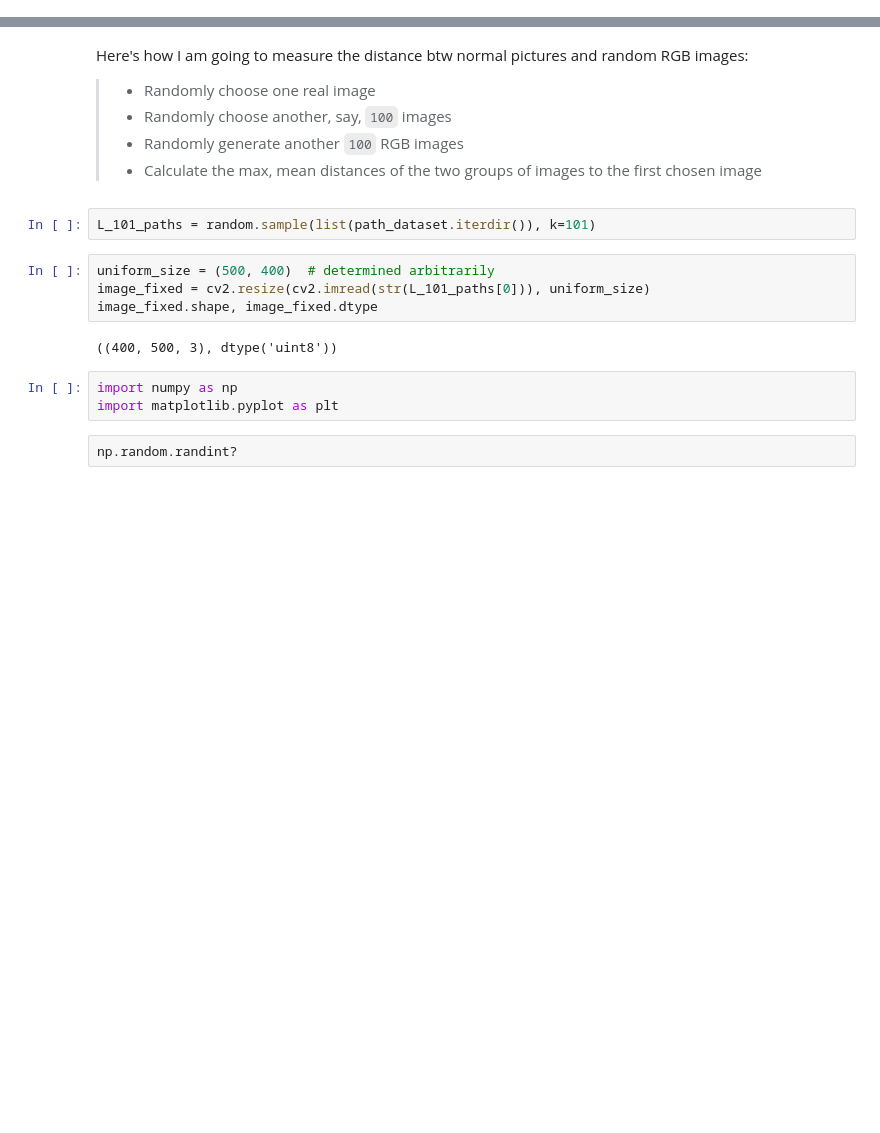
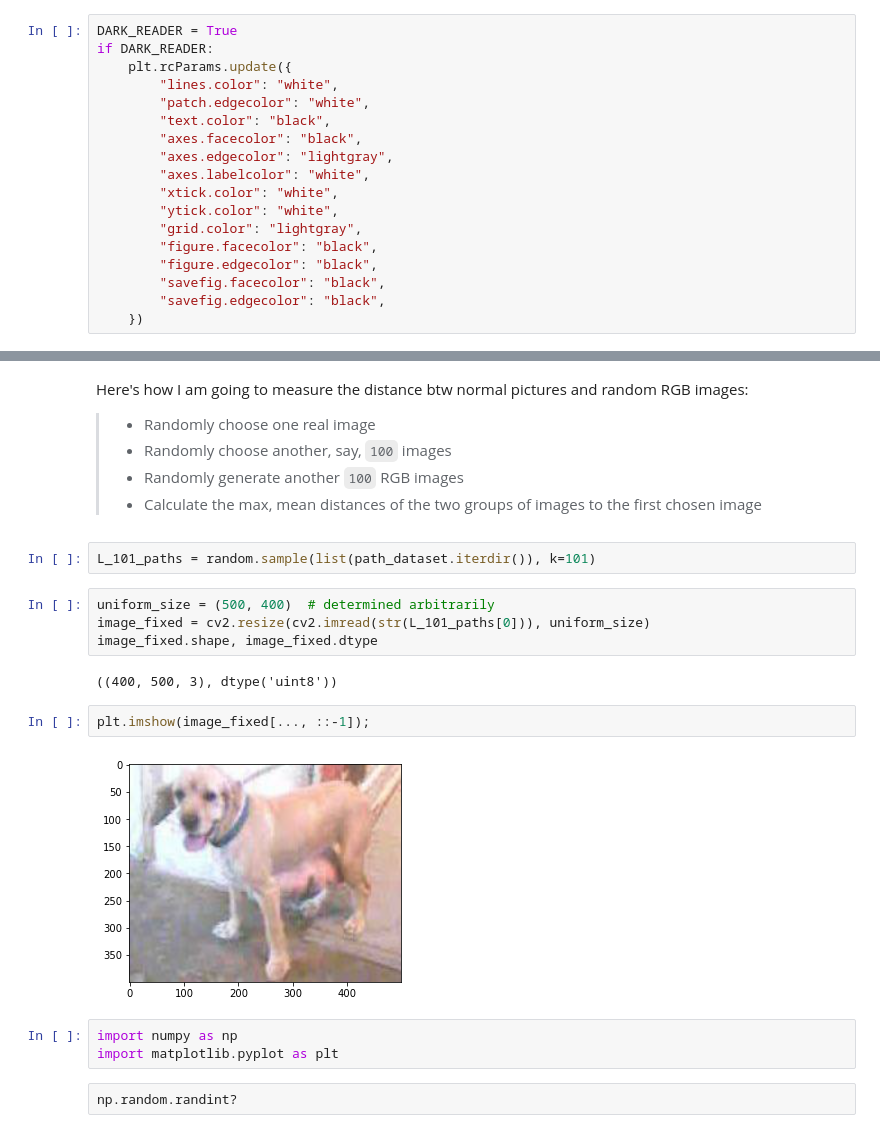
Before and after one commit to phunc20/pytorch-Deep-Learning, a Jupyter notebook: lectures/01-practicum-classification_LA_visualization_verbose01.ipynb, the cells around one changed output, grey strips where cells are left out. Saved outputs shown, nothing was run; the diff lists cells and outputs as text; blank space fills up the shorter version.

```diff
--- a/lectures/01-practicum-classification_LA_visualization_verbose01.ipynb
+++ b/lectures/01-practicum-classification_LA_visualization_verbose01.ipynb
@@ -14,3 +16,21 @@ I propose two datasets that we can use to the end
+# %%
+DARK_READER = True
+if DARK_READER:
+    plt.rcParams.update({
+        "lines.color": "white",
+        "patch.edgecolor": "white",
+        "text.color": "black",
+        "axes.facecolor": "black",
+        "axes.edgecolor": "lightgray",
+        "axes.labelcolor": "white",
+        "xtick.color": "white",
+        "ytick.color": "white",
+        "grid.color": "lightgray",
+        "figure.facecolor": "black",
+        "figure.edgecolor": "black",
+        "savefig.facecolor": "black",
+        "savefig.edgecolor": "black",
+    })
 # %%
 import torchvision.datasets
 # %% [raw]
@@ -90,6 +110,10 @@ image_fixed = cv2.resize(cv2.imread(str(L_101_paths[0])), uniform_size)
 image_fixed.shape, image_fixed.dtype
 # %% [output]
 ((400, 500, 3), dtype('uint8'))
+# %%
+plt.imshow(image_fixed[..., ::-1]);
+# %% [output]
+[figure, added]
 # %%
 import numpy as np
 import matplotlib.pyplot as plt
```
Also changed, not shown: parts of 15 cells of this notebook.
